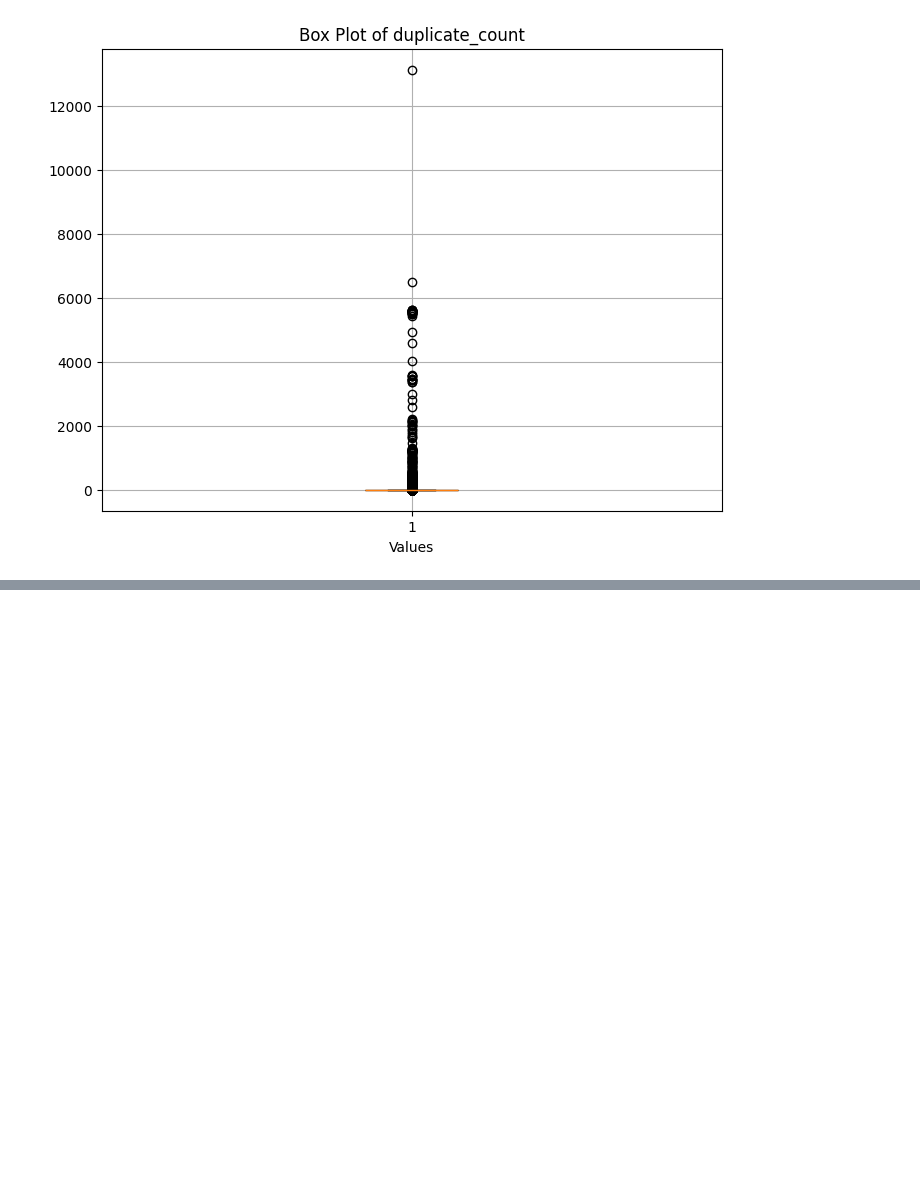
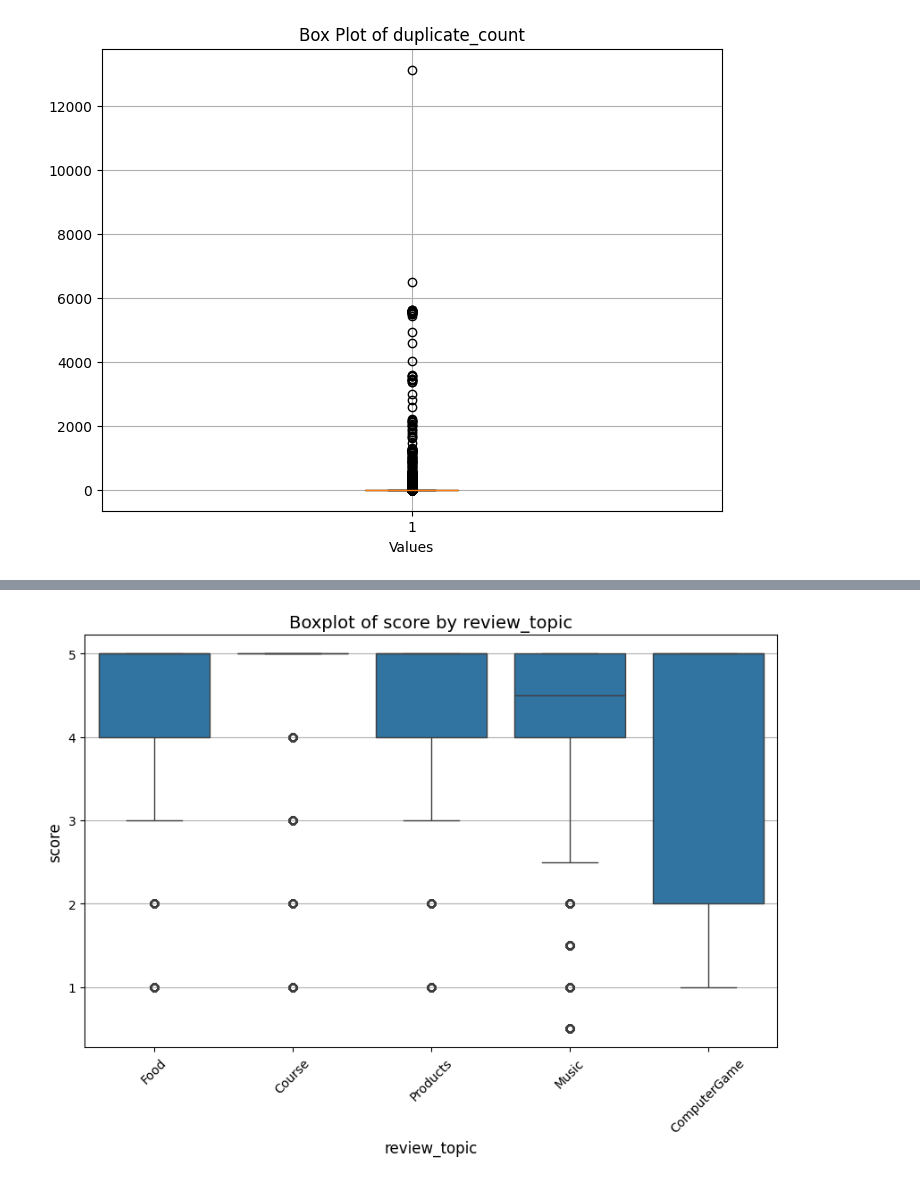
Before and after one commit to thiagomosantos/sentiment-analysis, a Jupyter notebook: analysis.ipynb, the cells around one changed output, grey strips where cells are left out. Saved outputs shown, nothing was run; the diff lists cells and outputs as text; code cells hidden in the pictures; blank space fills up the shorter version.

```diff
--- a/analysis.ipynb
+++ b/analysis.ipynb
@@ -164,0 +282,14 @@ create_box_plot(processed_df, "duplicate_count", "coral")
+# %%
+def plot_boxplot_by_topic(df, score_column, topic_column):
+    plt.figure(figsize=(10, 6))
+    sns.boxplot(x=df[topic_column], y=df[score_column])
+    plt.xticks(rotation=45)  # Rotate x-axis labels for better readability
+    plt.title(f'Boxplot of {score_column} by {topic_column}', fontsize=14)
+    plt.xlabel(topic_column, fontsize=12)
+    plt.ylabel(score_column, fontsize=12)
+    plt.grid(axis='y')
+    plt.show()
+
+plot_boxplot_by_topic(train_df, 'score', 'review_topic')
+# %% [output]
+[figure, added]
```
Also changed, not shown: parts of 7 cells of this notebook.
